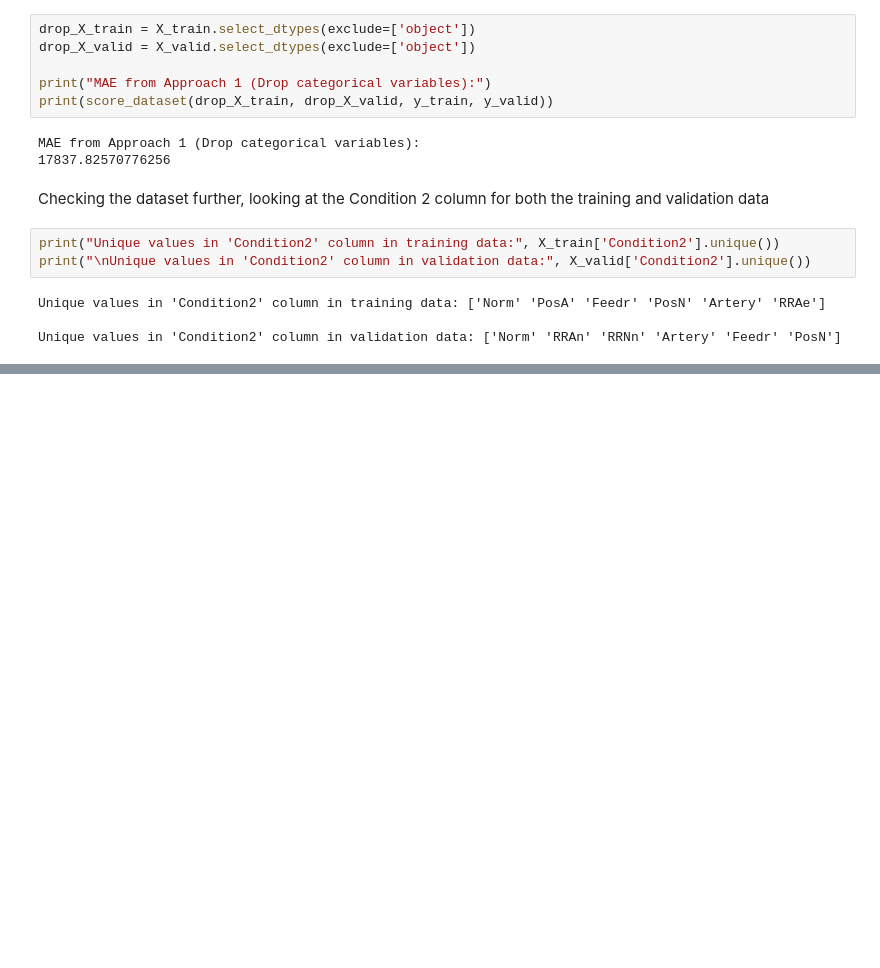
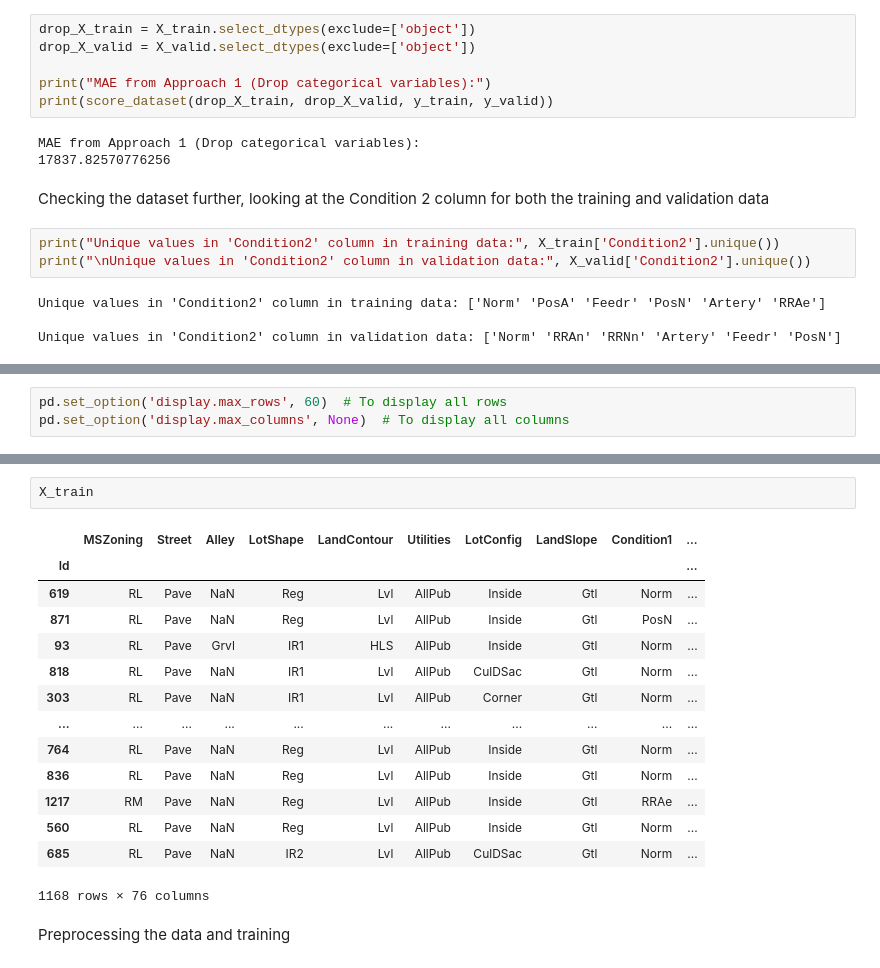
Before and after one commit to salvvilla88/practicing_ds, a Jupyter notebook: kaggle_intermediate_machinelearning.ipynb, the cells around one changed output, grey strips where cells are left out. Cells and saved outputs as stored; diff of their text form; blank space fills up the shorter version.

```diff
--- a/kaggle_intermediate_machinelearning.ipynb
+++ b/kaggle_intermediate_machinelearning.ipynb
@@ -712,0 +1009,3 @@ ValueError: Found unknown categories ['RRAn', 'RRNn'] in column 9 during transfo
+# %%
+pd.set_option('display.max_rows', 60)  # To display all rows
+pd.set_option('display.max_columns', None)  # To display all columns
@@ -712,0 +1034,19 @@ ValueError: Found unknown categories ['RRAn', 'RRNn'] in column 9 during transfo
+# %%
+X_train
+# %% [output]
+|  | MSZoning | Street | Alley | LotShape | LandContour | Utilities | LotConfig | LandSlope | Condition1 | ... |
+| Id |  |  |  |  |  |  |  |  |  | ... |
+| 619 | RL | Pave | NaN | Reg | Lvl | AllPub | Inside | Gtl | Norm | ... |
+| 871 | RL | Pave | NaN | Reg | Lvl | AllPub | Inside | Gtl | PosN | ... |
+| 93 | RL | Pave | Grvl | IR1 | HLS | AllPub | Inside | Gtl | Norm | ... |
+| 818 | RL | Pave | NaN | IR1 | Lvl | AllPub | CulDSac | Gtl | Norm | ... |
+| 303 | RL | Pave | NaN | IR1 | Lvl | AllPub | Corner | Gtl | Norm | ... |
+| ... | ... | ... | ... | ... | ... | ... | ... | ... | ... | ... |
+| 764 | RL | Pave | NaN | Reg | Lvl | AllPub | Inside | Gtl | Norm | ... |
+| 836 | RL | Pave | NaN | Reg | Lvl | AllPub | Inside | Gtl | Norm | ... |
+| 1217 | RM | Pave | NaN | Reg | Lvl | AllPub | Inside | Gtl | RRAe | ... |
+| 560 | RL | Pave | NaN | Reg | Lvl | AllPub | Inside | Gtl | Norm | ... |
+| 685 | RL | Pave | NaN | IR2 | Lvl | AllPub | CulDSac | Gtl | Norm | ... |
+1168 rows × 76 columns
+# %% [markdown]
+Preprocessing the data and training
```
Also changed, not shown: parts of 51 cells of this notebook.
